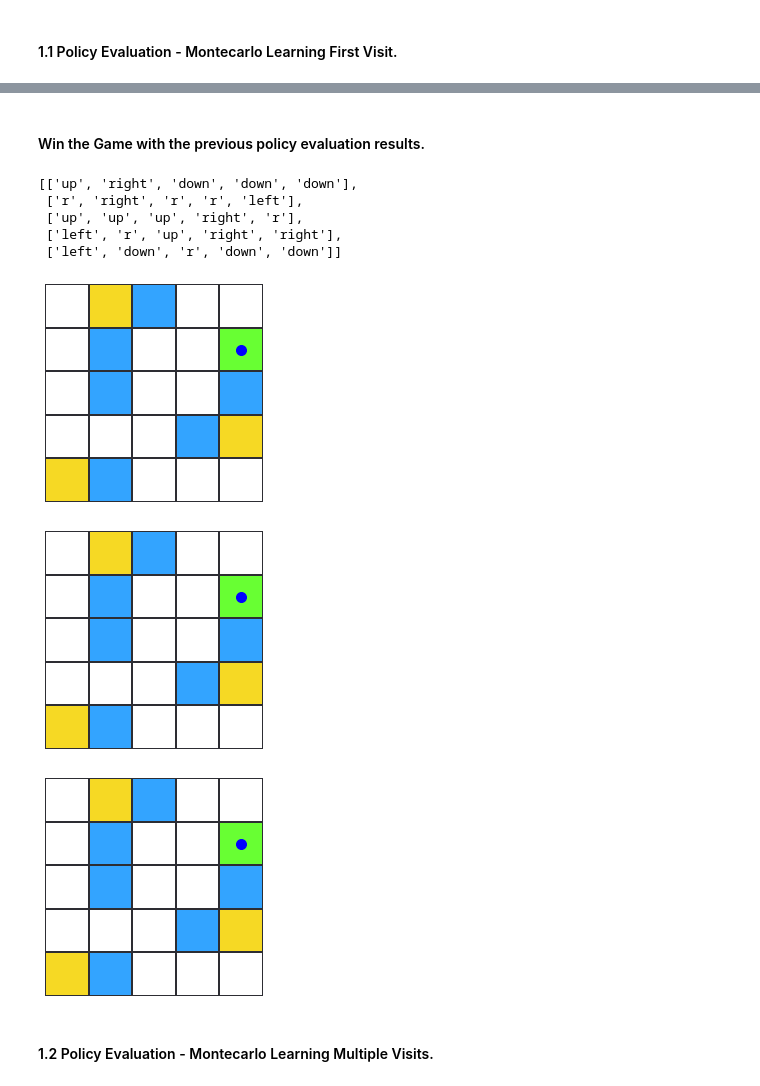
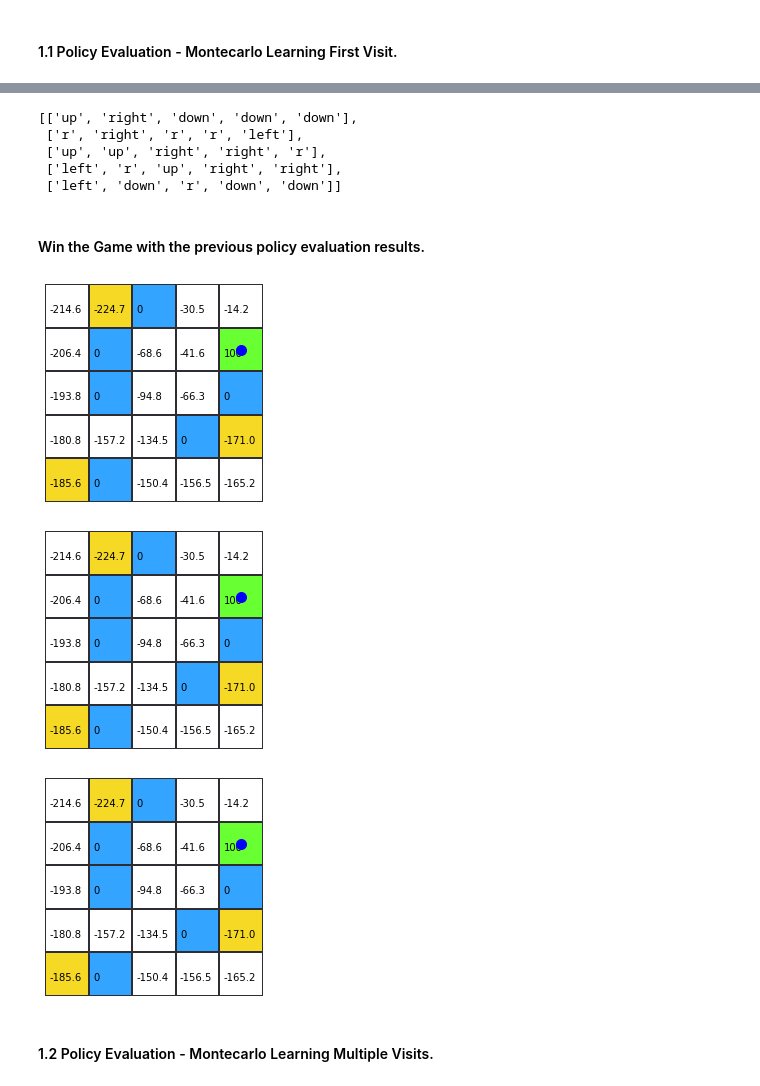
Before and after one commit to Juanchobanano/StocksPrediction, a Jupyter notebook: 2. MonteCarlo Learning.ipynb, the cells around one changed output, grey strips where cells are left out. Saved outputs shown, nothing was run; the diff lists cells and outputs as text; code cells hidden in the pictures.

```diff
--- a/MonteCarlo Learning.ipynb
+++ b/2. MonteCarlo Learning.ipynb
@@ -334,35 +379,6 @@ class PolicyEvaluation(Graphics):
                         self.agent.setPosition(i, j)
                         best_action = self.agent.selectBestAction(self.value_state_table, self.environment)
                         self.agent.policy[i][j] = best_action
-# %%
-class Game(Graphics):
-
-    def __init__(self, environment, agent):
-
-        self.environment = environment
-        self.agent = agent
-
-    def update(self, secs):
-
-        pos = self.agent.getPosition()
-        grid_coords = self.environment.grid_pos
-        self.render(grid_coords[pos[0]], grid_coords[pos[1]], self.environment, False)
-        time.sleep(1)
-        clear_output(wait = True)
-
-        while not (self.agent.pos[0] == 4 and self.agent.pos[1] == 3):
-
-            self.agent.move(self.environment)
-            pos = self.agent.getPosition()
-            self.render(grid_coords[pos[0]], grid_coords[pos[1]], self.environment, False)
-
-            time.sleep(secs)
-            clear_output(wait = True)
-
-        #self.render(grid_coords[pos[0]], grid_coords[pos[1]], self.environment, False)
-        #time.sleep(secs)
-        #print("Yuhuu, we won the game!")
-        #clear_output(wait = True)
 # %% [markdown]
 #### 1.1 Policy Evaluation - Montecarlo Learning First Visit.
 # %%
@@ -376,11 +392,14 @@ for i in range(0, 5):
 
 # Initialize environment and agent.
 discount_factor = 0.9
+agent = modelFreeAgent(policy, discount_factor)
 environment = GridEnvironment()
-agent = modelFreeAgent(policy, discount_factor)
 
 # Initialize policy evaluation class.
-ephocs = 2000
-policy_evaluation = PolicyEvaluation(environment, agent, ephocs, visit = "first")
-policy_evaluation.evaluate(plot_grid = False)
+ephocs = 1000
+policy_evaluation = PolicyEvaluation(environment, agent, ephocs)
+policy_evaluation.montecarlo_policy_evaluation_first_visit(velocity = 0.01, plot_ephocs = False, plot_evaluation = False)
+policy_evaluation.render()
+
+# Update policy according to evaluation.
 policy_evaluation.updatePolicy()
@@ -387,31 +409,32 @@ policy_evaluation.updatePolicy()
+# %%
+# New agent's policy.
+agent.policy
+# %% [output]
+[['up', 'right', 'down', 'down', 'down'],
+ ['r', 'right', 'r', 'r', 'left'],
+ ['up', 'up', 'right', 'right', 'r'],
+ ['left', 'r', 'up', 'right', 'right'],
+ ['left', 'down', 'r', 'down', 'down']]
 # %% [markdown]
 #### Win the Game with the previous policy evaluation results.
-# %%
-agent.policy
-# %% [output]
-[['up', 'right', 'down', 'down', 'down'],
- ['r', 'right', 'r', 'r', 'left'],
- ['up', 'up', 'up', 'right', 'r'],
- ['left', 'r', 'up', 'right', 'right'],
- ['left', 'down', 'r', 'down', 'down']]
 # %%
 agent.pos = [1,4]
-game = Game(environment, agent)
-game.update(secs = 0.5)
+game = Game(environment, agent, policy_evaluation.value_state_table)
+game.update(secs = 0.1, plot_values = True)
 # %% [output]
-[figure, old version]
+[figure, new version]
 # %%
 agent.pos = [4, 1]
-game = Game(environment, agent)
-game.update(secs = 0.5)
+game = Game(environment, agent, policy_evaluation.value_state_table)
+game.update(secs = 0.1, plot_values = True)
 # %% [output]
-[figure, old version]
+[figure, new version]
 # %%
 agent.pos = [0, 0]
-game = Game(environment, agent)
-game.update(secs = 0.5)
+game = Game(environment, agent, policy_evaluation.value_state_table)
+game.update(secs = 0.1, plot_values = True)
 # %% [output]
-[figure, old version]
+[figure, new version]
 # %% [markdown]
 #### 1.2  Policy Evaluation - Montecarlo Learning Multiple Visits.
 # %%
```
Also changed, not shown: parts of 13 cells of this notebook, 9 other files.
